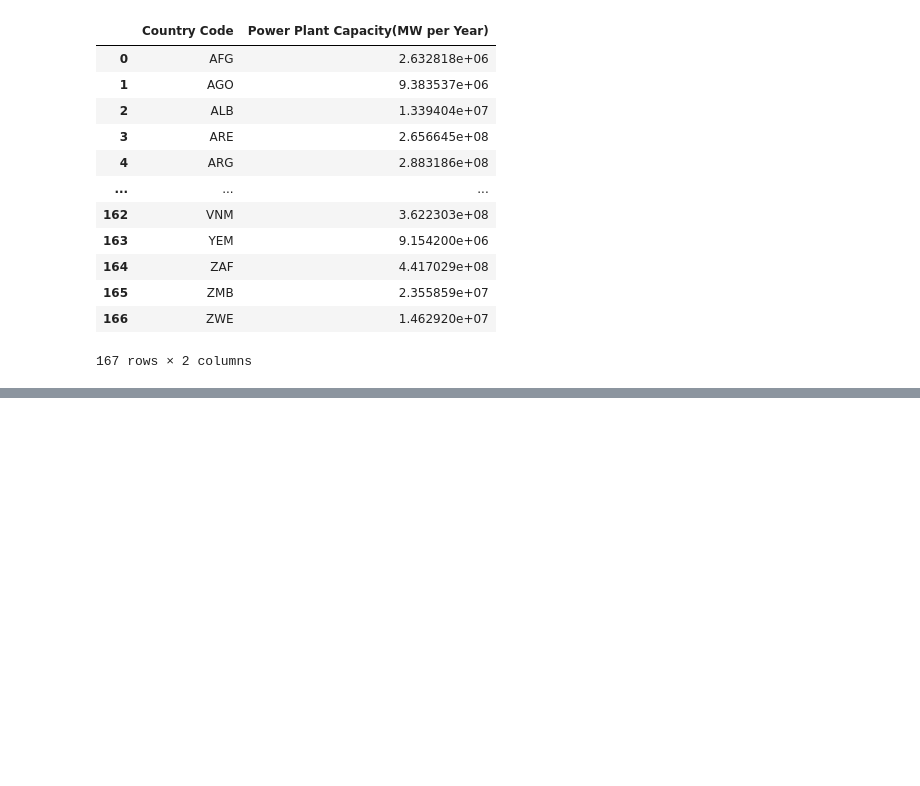
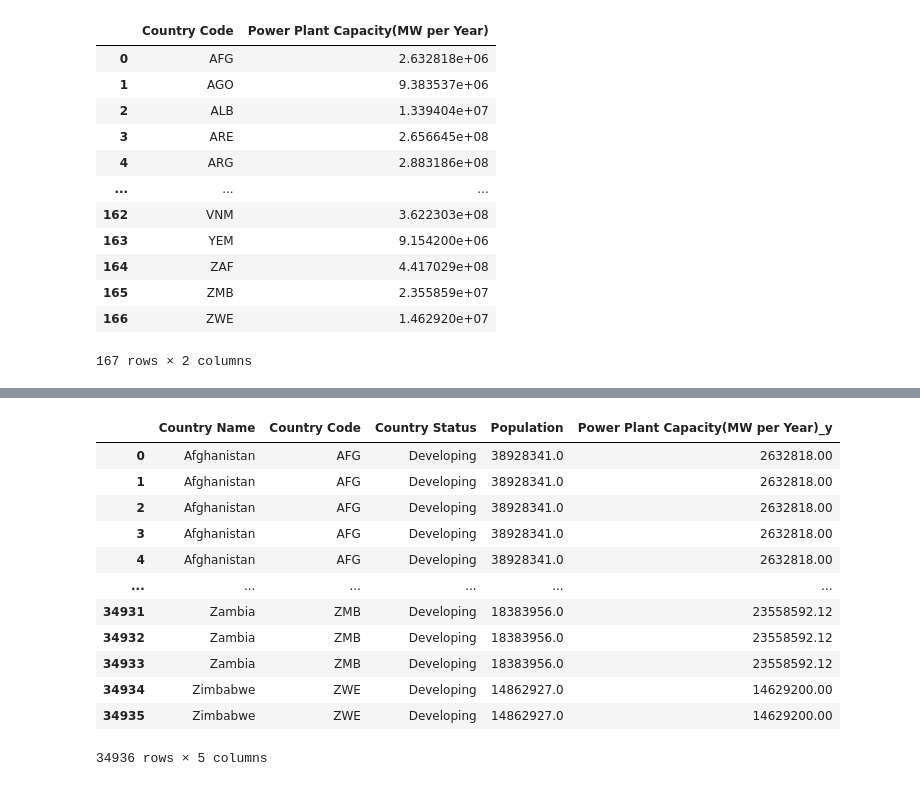
Before and after one commit to Carly-Jane/International_Power_Rangers, a Jupyter notebook: clean_up_notebook.ipynb, the cells around one changed output, grey strips where cells are left out. Drawn from its saved outputs; the diff is of its cells as text; code cells hidden in the pictures; blank space fills up the shorter version.

```diff
--- a/clean_up_notebook.ipynb
+++ b/clean_up_notebook.ipynb
@@ -47,8 +27,6 @@ global_population_cleandf.head()
 # %%
-global_power_cleandf = global_powerdf[['country', 'country_long', 'name', 'capacity_mw',
-       'latitude', 'longitude', 'primary_fuel' ]]
-
+global_power_cleandf = global_powerdf[['country', 'country_long', 'name', 'capacity_mw', 'latitude', 'longitude', 'primary_fuel' ]]
 
 global_power_cleandf.rename(columns={'country_long': 'Country Name',  'country': 'Country Code'}, inplace=True)
 
-global_power_cleandf.head()
+#global_power_cleandf.head()
@@ -219,0 +152,19 @@ power_plant_capacity_df_grouped
+# %%
+# clean up the power_plant_capacity_merged_df dataframe
+
+power_plant_capacity_merged_df = power_plant_capacity_merged_df[['Country Name', 'Country Code', 'Country Status', 'Population', 'Power Plant Capacity(MW per Year)_y']]
+power_plant_capacity_merged_df
+# %% [output]
+|  | Country Name | Country Code | Country Status | Population | Power Plant Capacity(MW per Year)_y |
+| 0 | Afghanistan | AFG | Developing | 38928341.0 | 2632818.00 |
+| 1 | Afghanistan | AFG | Developing | 38928341.0 | 2632818.00 |
+| 2 | Afghanistan | AFG | Developing | 38928341.0 | 2632818.00 |
+| 3 | Afghanistan | AFG | Developing | 38928341.0 | 2632818.00 |
+| 4 | Afghanistan | AFG | Developing | 38928341.0 | 2632818.00 |
+| ... | ... | ... | ... | ... | ... |
+| 34931 | Zambia | ZMB | Developing | 18383956.0 | 23558592.12 |
+| 34932 | Zambia | ZMB | Developing | 18383956.0 | 23558592.12 |
+| 34933 | Zambia | ZMB | Developing | 18383956.0 | 23558592.12 |
+| 34934 | Zimbabwe | ZWE | Developing | 14862927.0 | 14629200.00 |
+| 34935 | Zimbabwe | ZWE | Developing | 14862927.0 | 14629200.00 |
+34936 rows × 5 columns
```
Also changed, not shown: parts of 19 cells of this notebook.
